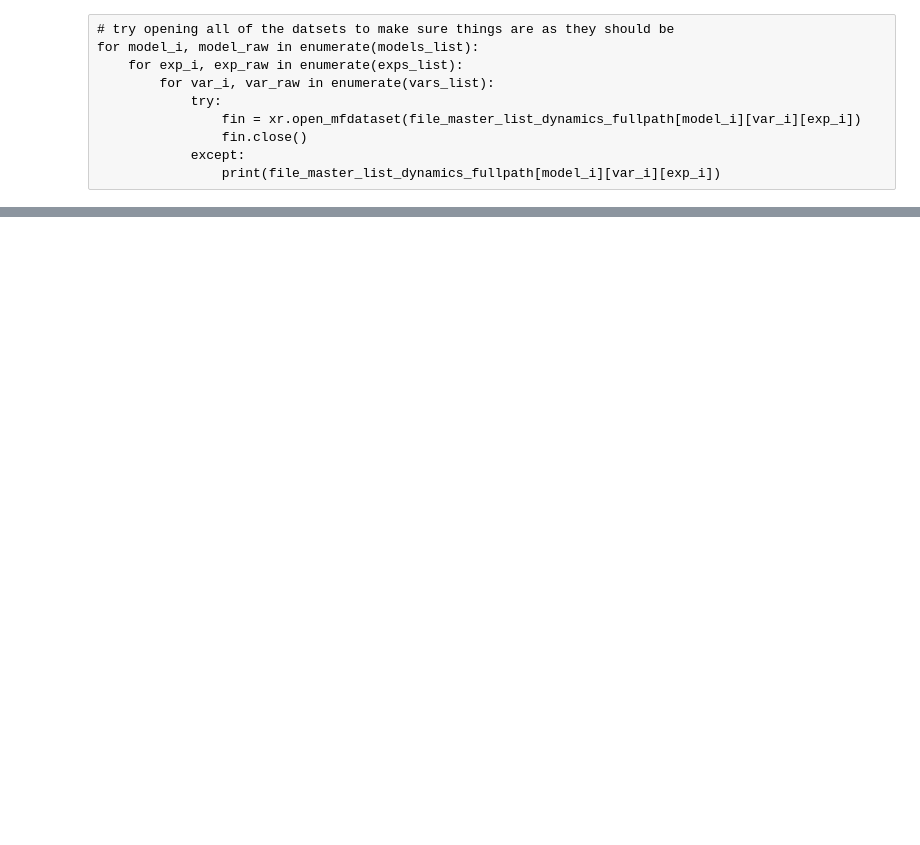
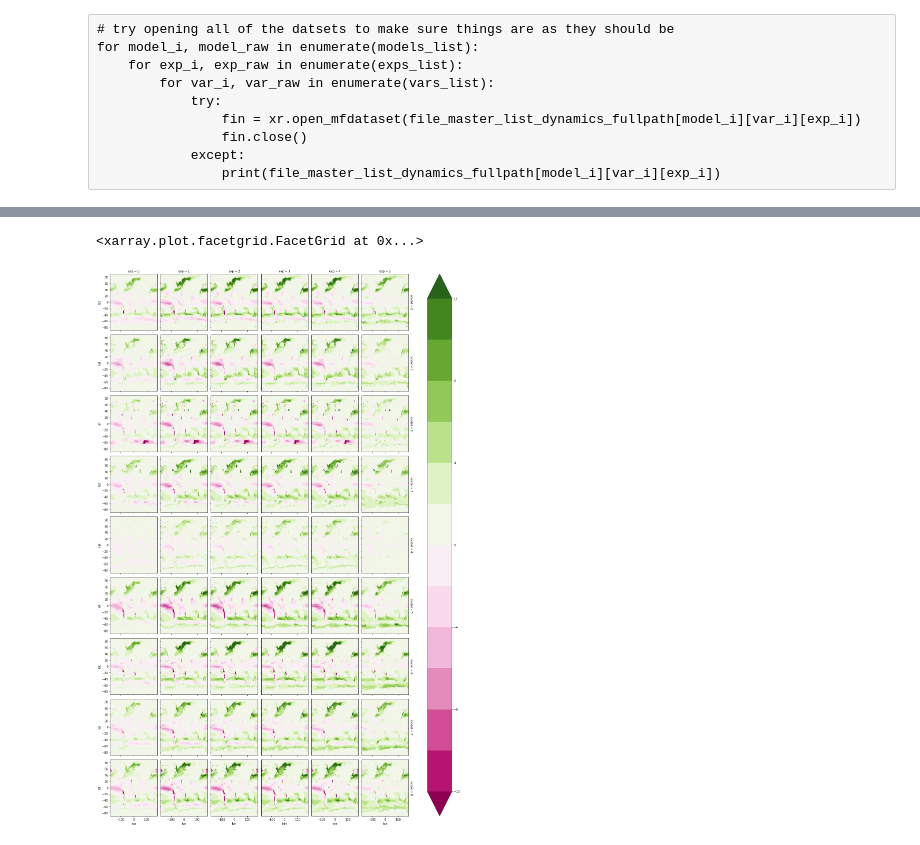
Before and after one commit to ckoven/cmip6_beta_gamma_maps, a Jupyter notebook: cstock_change_maps.ipynb, the cells around one changed output, grey strips where cells are left out. Saved outputs shown, nothing was run; the diff lists cells and outputs as text; code cells hidden in the pictures; blank space fills up the shorter version.

```diff
--- a/cstock_change_maps.ipynb
+++ b/cstock_change_maps.ipynb
@@ -765 +821,6 @@ cland_delta[5,:,:].mean(dim='model').plot(x='lon',y='lat')
+# %%
+cOcn_delta.plot(x='lon',y='lat',col='exp', row='model', levels=np.arange(-12,14,2), cmap='PiYG')
+# %% [output]
+<xarray.plot.facetgrid.FacetGrid at 0x...>
+[figure, added]
 # %%
```
Also changed, not shown: parts of 17 cells of this notebook, 2 other files.
